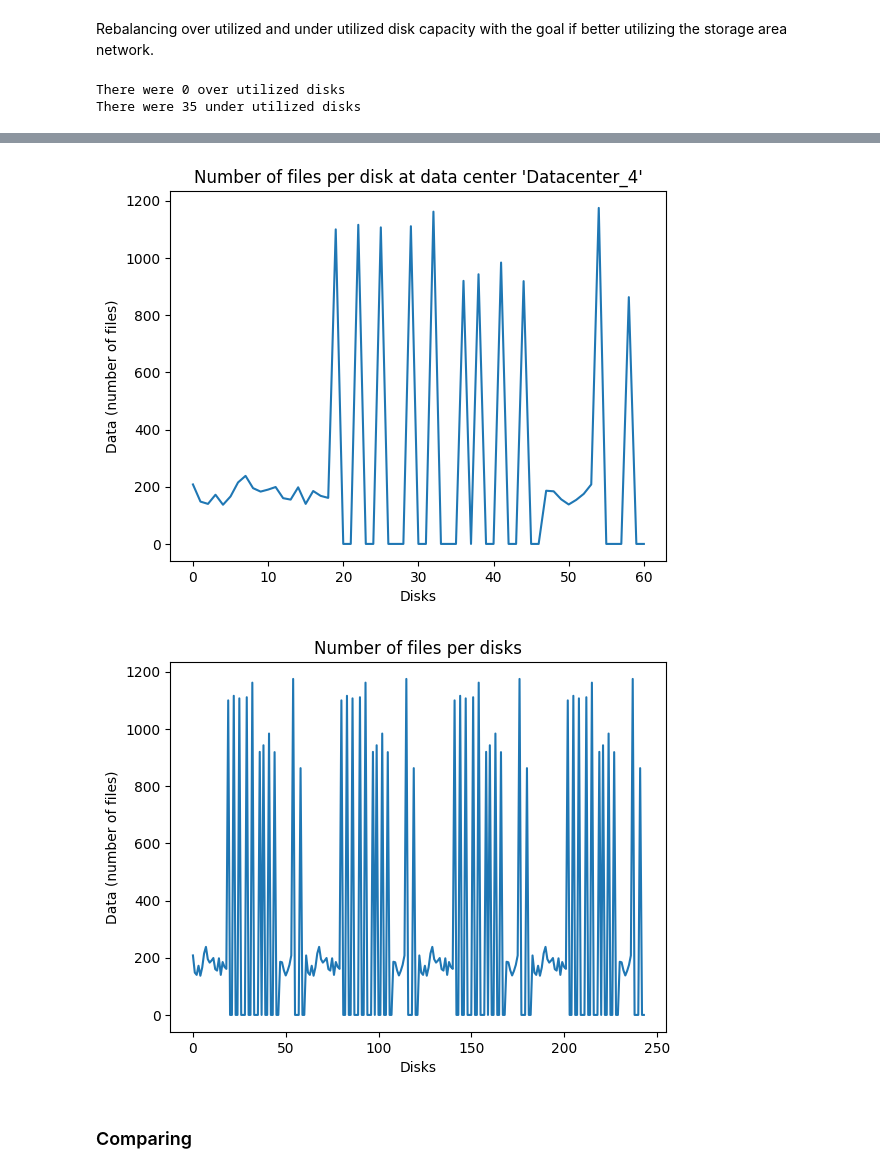
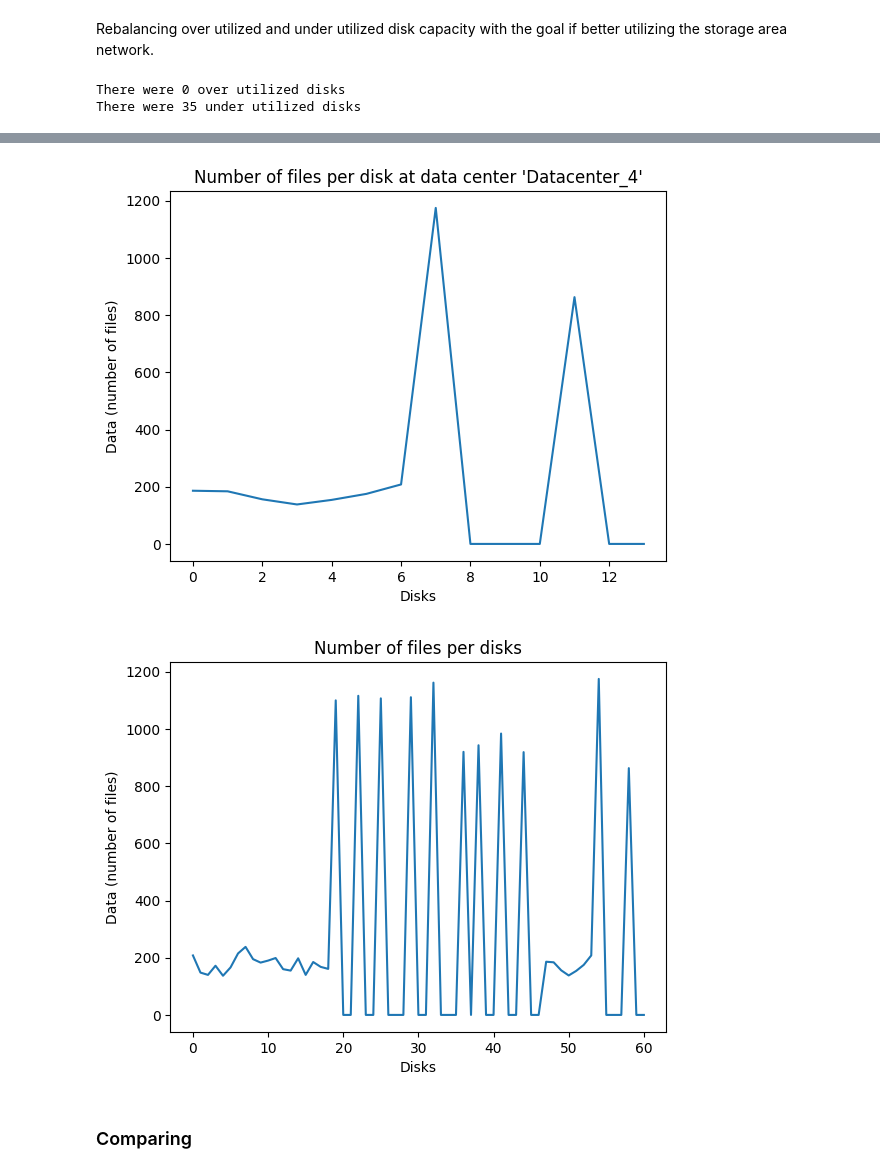
Before and after one commit to KhalidAFarah/cloud-energy-efficiency, a Jupyter notebook: evaluation/storage_placement.ipynb, the cells around one changed output, grey strips where cells are left out. Cells and saved outputs as stored; diff of their text form; code cells hidden in the pictures.

```diff
--- a/evaluation/storage_placement.ipynb
+++ b/evaluation/storage_placement.ipynb
@@ -601,7 +601,7 @@ for disk in disks_reorganized:
     if transaction_time > reorganized_placement_max_time:
         reorganized_placement_max_time += transaction_time
 
-new_file_placement_per_datacenter_per_disk = [[]]*len(labels)
+new_file_placement_per_datacenter_per_disk =  [[] for _ in range(len(labels))]
 for disk in disks_reorganized:
     disk_utilization = disk['capacity_used'] / disk['storage_capacity']
     # if disk['is_active'] == False:
@@ -642,7 +642,9 @@ for disk in disks_reorganized:
         datacenter_reorganized_placement_used_total_time += reorganized_placement_max_time
         datacenter_reorganized_placement_used_active_duration += disk_active_duration
         datacenter_reorganized_placement_used_idle_duration += (reorganized_placement_max_time - disk_active_duration)
-
+# print(">>>", len(new_file_placement_per_datacenter_per_disk))
+# print(">>>", len(new_file_placement_per_datacenter_per_disk[0]))
+# print(">>>", new_file_placement_per_datacenter_per_disk)
 
 new_data_placement_per_disk_reorganized = np.array([])
 for datacenter_index, files_per_datacenter_disk in enumerate(new_file_placement_per_datacenter_per_disk):
@@ -672,5 +674,5 @@ There were 35 under utilized disks
-[figure, old version]
+[figure, new version]
-[figure, old version]
+[figure, new version]
 # %% [markdown]
 ### Comparing
 # %%
```
Also changed, not shown: parts of 1 cell of this notebook.
